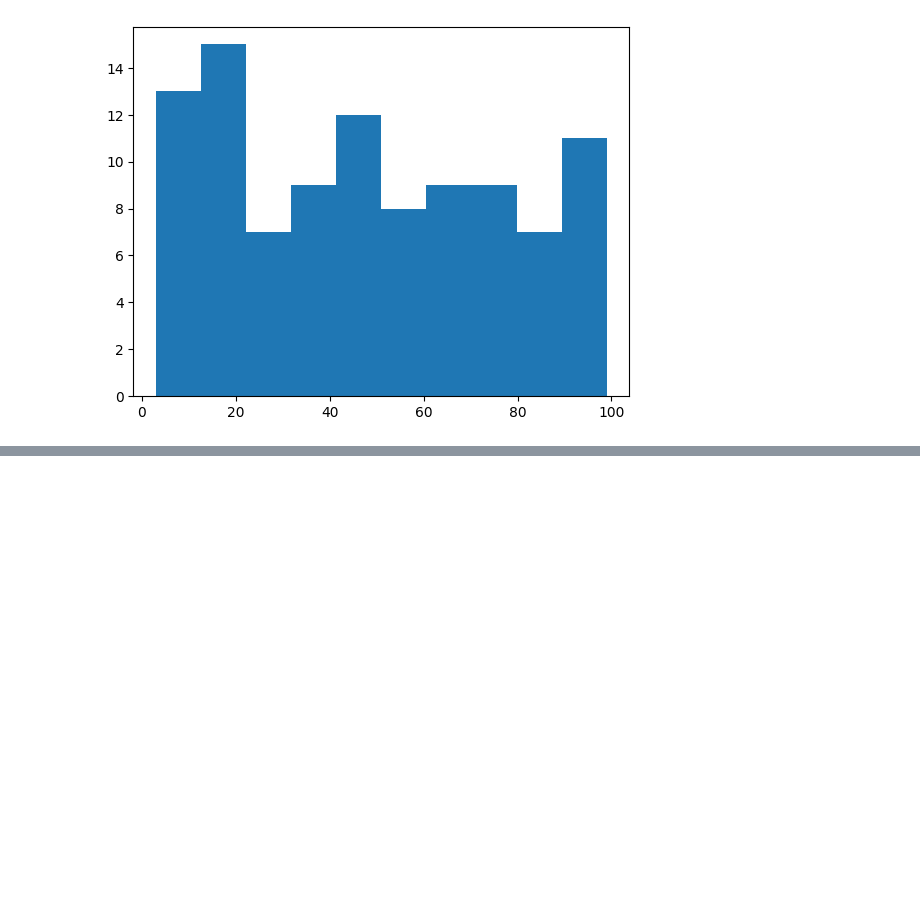
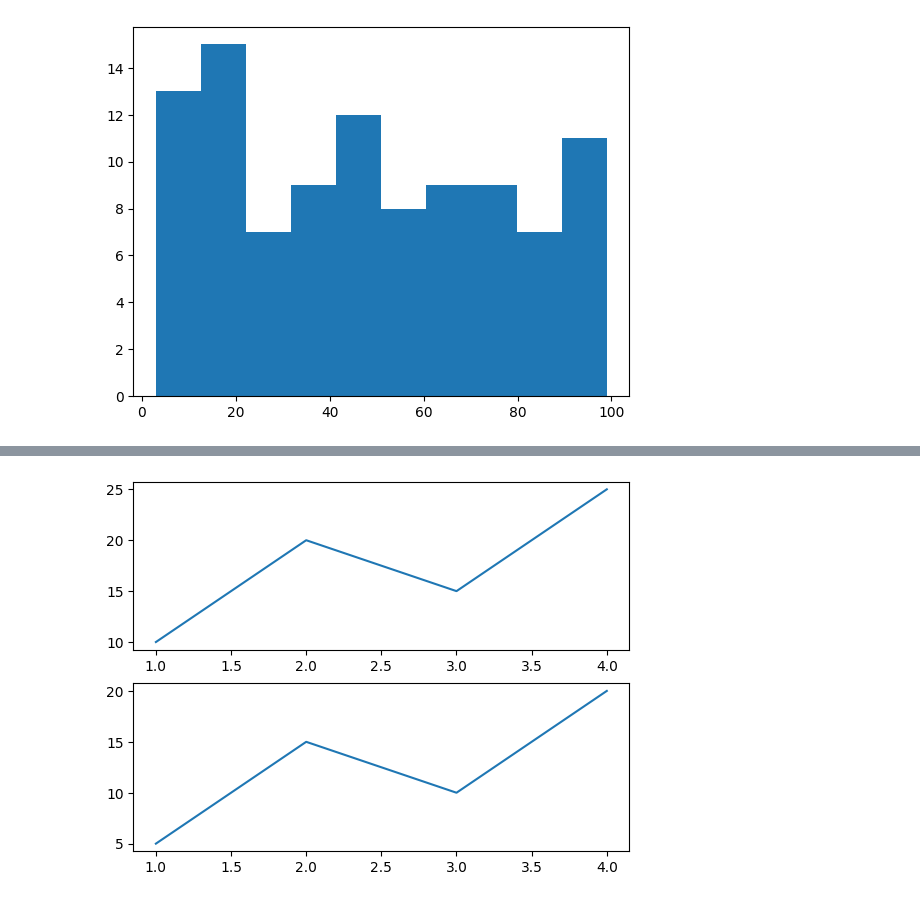
Before and after one commit to hady872/AI_Learning_Journey, a Jupyter notebook: matplotlib_course/matplotlib_ai.ipynb, the cells around one changed output, grey strips where cells are left out. Cells and saved outputs as stored; diff of their text form; code cells hidden in the pictures; blank space fills up the shorter version.

```diff
--- a/matplotlib_course/matplotlib_ai.ipynb
+++ b/matplotlib_course/matplotlib_ai.ipynb
@@ -124,0 +141,8 @@ plt.show()
+# %%
+plt.subplot(2, 1, 1)
+plt.plot(x, y1)
+plt.subplot(2, 1, 2)
+plt.plot(x, y2)
+plt.show()
+# %% [output]
+[figure, added]
```
Also changed, not shown: parts of 2 cells of this notebook.
